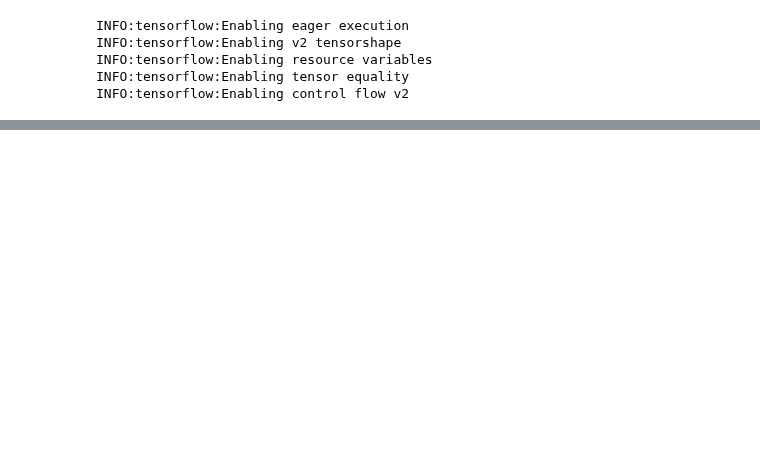
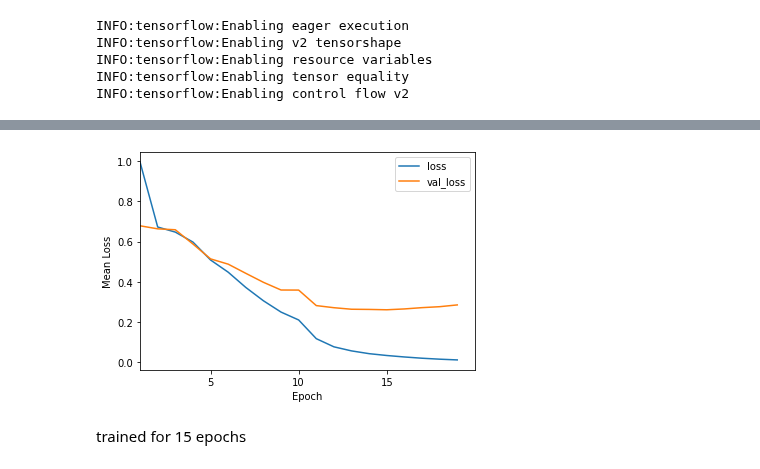
Before and after one commit to beetee17/few_shot_learning, a Jupyter notebook: aircraft/aircraft.ipynb, the cells around one changed output, grey strips where cells are left out. Saved outputs shown, nothing was run; the diff lists cells and outputs as text; code cells hidden in the pictures; blank space fills up the shorter version.

Commit message:
init - train first model

```diff
--- a/aircraft/aircraft.ipynb
+++ b/aircraft/aircraft.ipynb
@@ -81,8 +31,0 @@ with open(r'data\airplane\fgvc-aircraft-2013b\data\util\images_family_val.txt',
-# %%
-print('model num_samples')
-for k in train_imgs_dir.keys():
-    print(k, len(train_imgs_dir[k]))
-
-print('\nmodel num samples')
-for k in test_imgs_dir.keys():
-    print(k, len(test_imgs_dir[k]))
@@ -144,0 +72,4 @@ saved Y_test to /D://Y_test.h5!
+# %%
+optimizer = Adam(learning_rate = 1e-6, clipnorm=1e-4)
+model.compile(loss = "binary_crossentropy", optimizer=optimizer, metrics=["accuracy"])
+hist = History()
@@ -144,0 +101,26 @@ saved Y_test to /D://Y_test.h5!
+# %%
+with open('plots/LC_vgg16_aircraft.txt', 'r') as f:
+    contents = f.read()
+    hist_dict = eval(contents)
+for k, v in hist.history.items():
+    hist_dict[k] = (hist_dict[k][:15 + hist.history[k])[:]
+# with open('plots/LC_vgg16_aircraft.txt', 'w') as f:
+#     f.write(str(hist_dict))
+# %%
+X = range(1, len(hist_dict['loss']) + 1)
+for k, v in hist_dict.items():
+    if 'loss' in k:
+        plt.plot(X, v, label=k)
+
+plt.xlabel('Epoch')
+plt.xticks(range(0, len(hist_dict['loss']) + 1, 5))
+plt.xlim(X[0], X[-1]+1)
+
+plt.ylabel('Mean Loss')
+plt.legend()
+plt.savefig('plots/LC_vgg16_aircraft.pdf')
+plt.show()
+# %% [output]
+[figure, added]
+# %% [markdown]
+trained for 15 epochs
```
Also changed, not shown: parts of 15 cells of this notebook.
